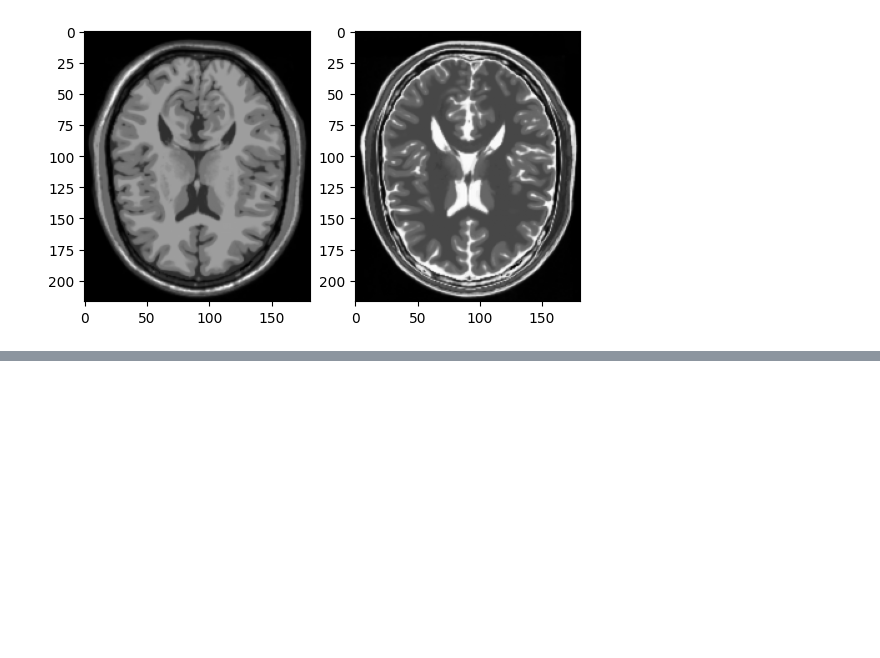
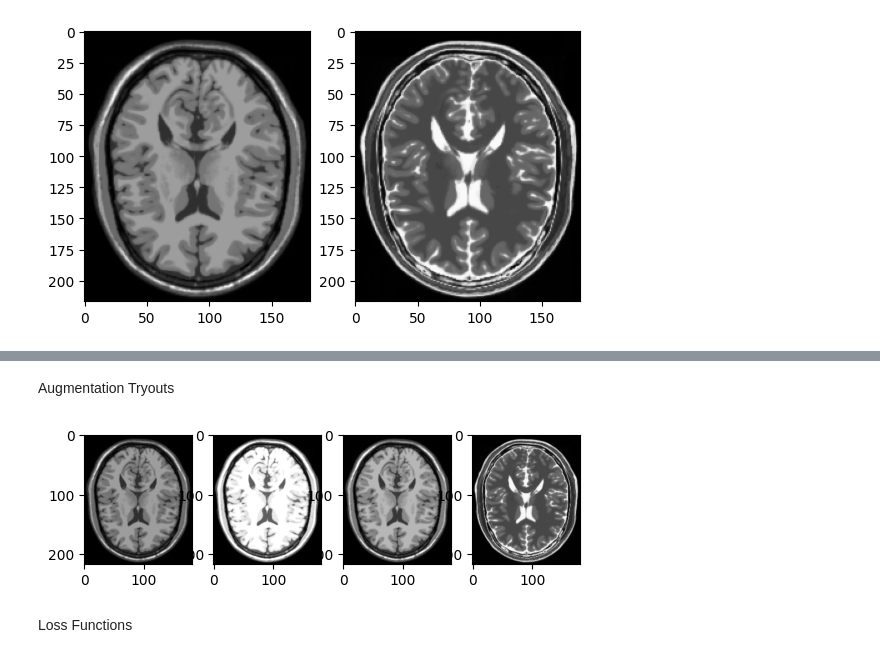
Before and after one commit to vigneshk01/Style-transfer-using-GAN, a Jupyter notebook: style-transfer-using-gan.ipynb, the cells around one changed output, grey strips where cells are left out. Saved outputs shown, nothing was run; the diff lists cells and outputs as text; code cells hidden in the pictures; blank space fills up the shorter version.

```diff
--- a/style-transfer-using-gan.ipynb
+++ b/style-transfer-using-gan.ipynb
@@ -72,0 +94,15 @@ t2_img_data = tf.data.Dataset.from_tensor_slices(t2_images).shuffle(t2_images.sh
+# %% [markdown]
+Augmentation Tryouts
+# %%
+seed = (1, 2)
+fig, axs = plt.subplots(1,4)
+
+axs[0].imshow(t1_df['img_pxl'][0], cmap='grey')
+axs[1].imshow(tf.image.adjust_brightness(t1_df['img_pxl'][0], delta=0.5), cmap='grey')
+axs[2].imshow(tf.image.stateless_random_brightness(t1_df['img_pxl'][0], 0.2, seed), cmap='grey')
+axs[3].imshow(t2_df['img_pxl'][0], cmap='grey')
+plt.show();
+# %% [output]
+[figure, added]
+# %% [markdown]
+Loss Functions
```
Also changed, not shown: parts of 9 cells of this notebook.
